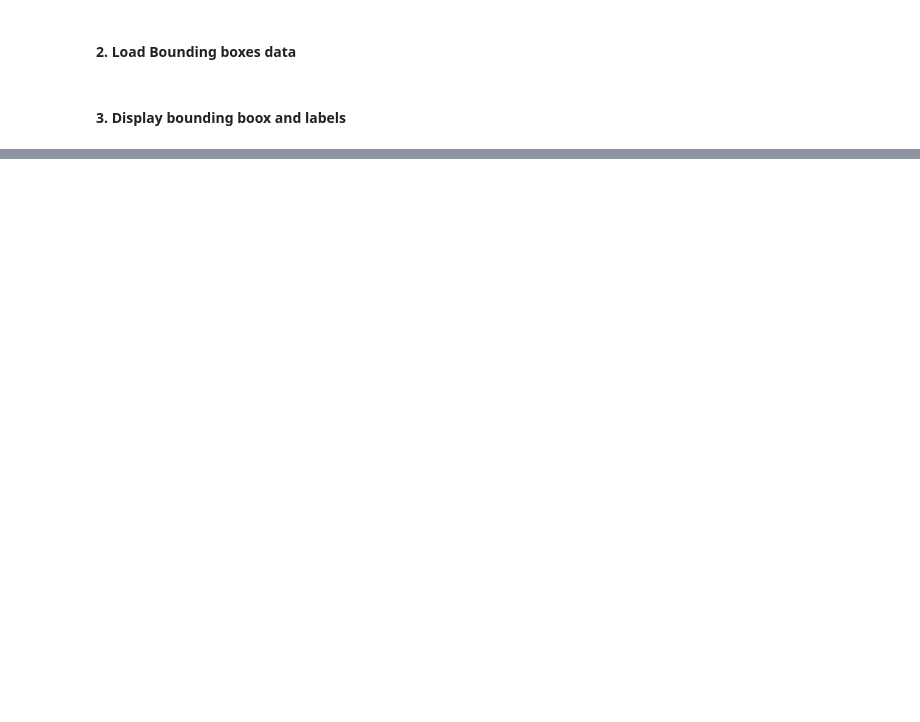
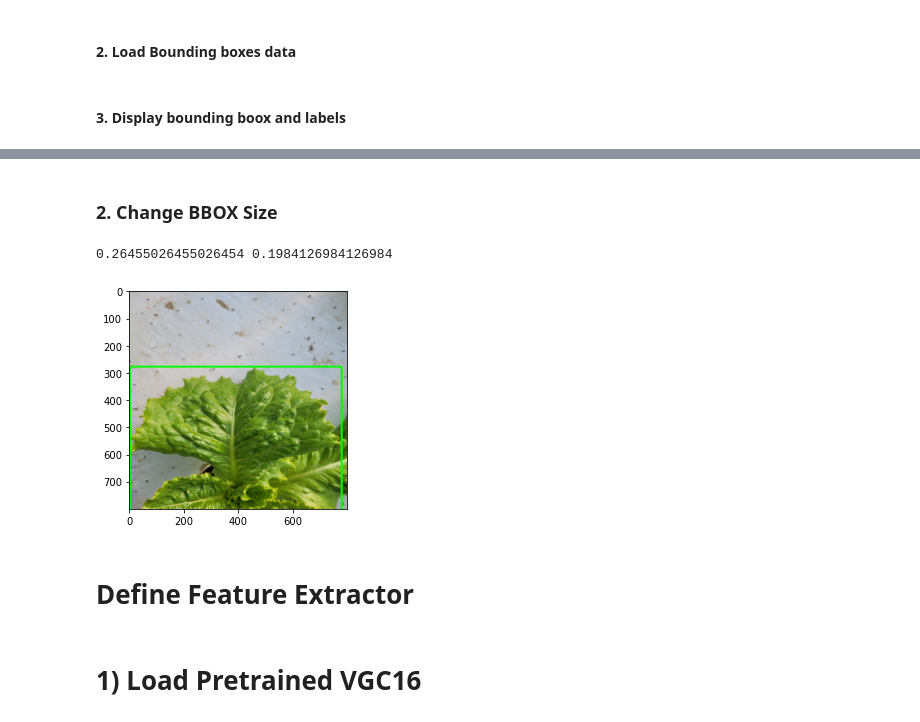
Before and after one commit to LTTBasic/lecttue-diagonosis, a Jupyter notebook: YangDongJae/Mask R-CNN.ipynb, the cells around one changed output, grey strips where cells are left out. Cells and saved outputs as stored; diff of their text form; code cells hidden in the pictures; blank space fills up the shorter version.

```diff
--- a/YangDongJae/Mask R-CNN.ipynb
+++ b/YangDongJae/Mask R-CNN.ipynb
@@ -61,0 +73,26 @@ plt.show()
+# %% [markdown]
+### 2. Change BBOX Size
+# %%
+Wratio = 800/img0.shape[1]
+Hratio = 800/img0.shape[0]
+
+print(Wratio, Hratio)
+
+ratioList = [Wratio, Hratio, Wratio, Hratio]
+bbox = []
+
+box = np.array([int(a*b) for a,b in zip(bbox0, ratioList)]) #different point because of our image is onle one object)
+
+img_clone = np.copy(img)
+
+cv2.rectangle(img_clone, (box[0], box[1], box[2], box[3]), color = (0, 255, 0), thickness = 5)
+
+plt.imshow(img_clone)
+plt.show()
+# %% [output]
+0.26455026455026454 0.1984126984126984
+[figure, added]
+# %% [markdown]
+# Define Feature Extractor
+# %% [markdown]
+# 1) Load Pretrained VGC16
```
Also changed, not shown: parts of 42 cells of this notebook.
